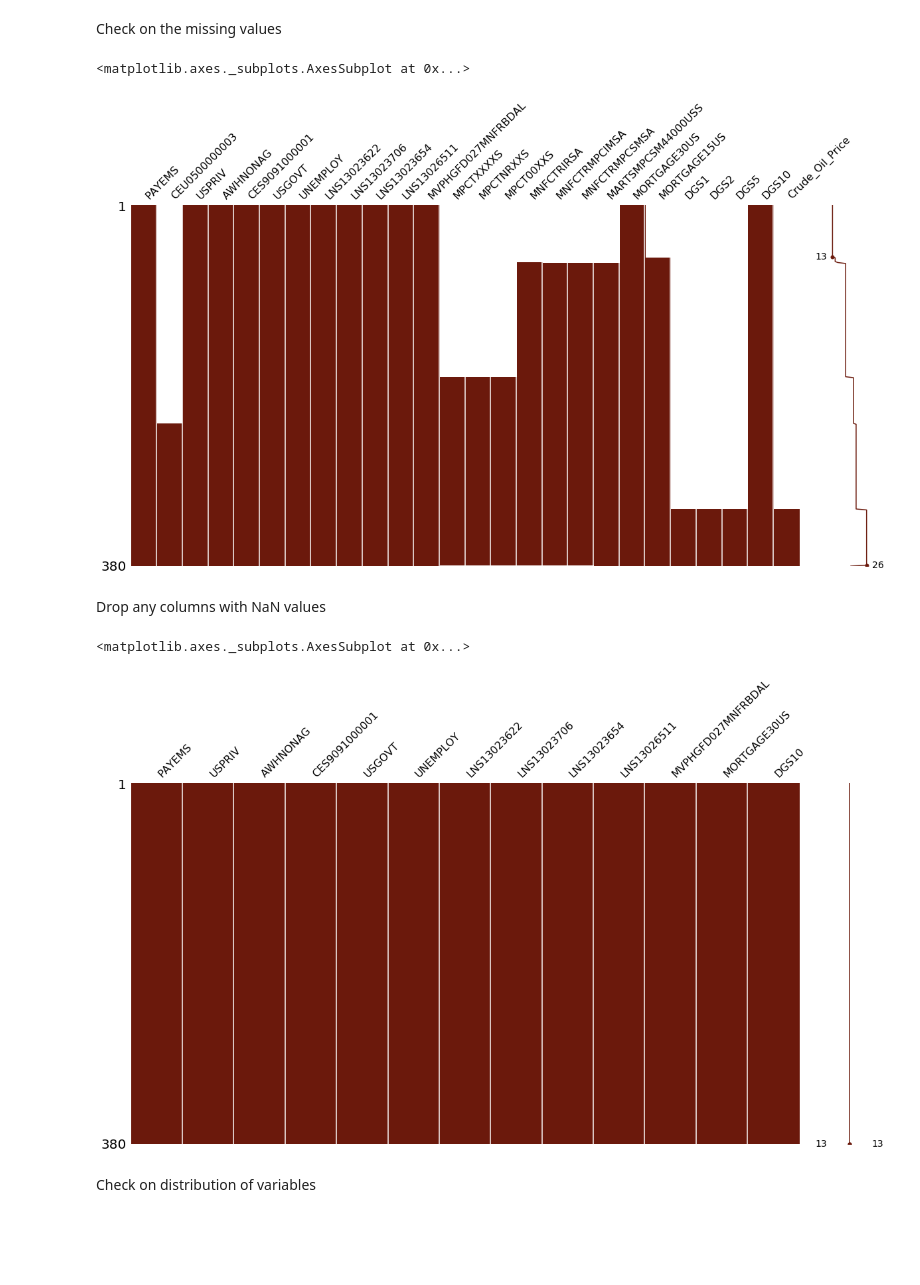
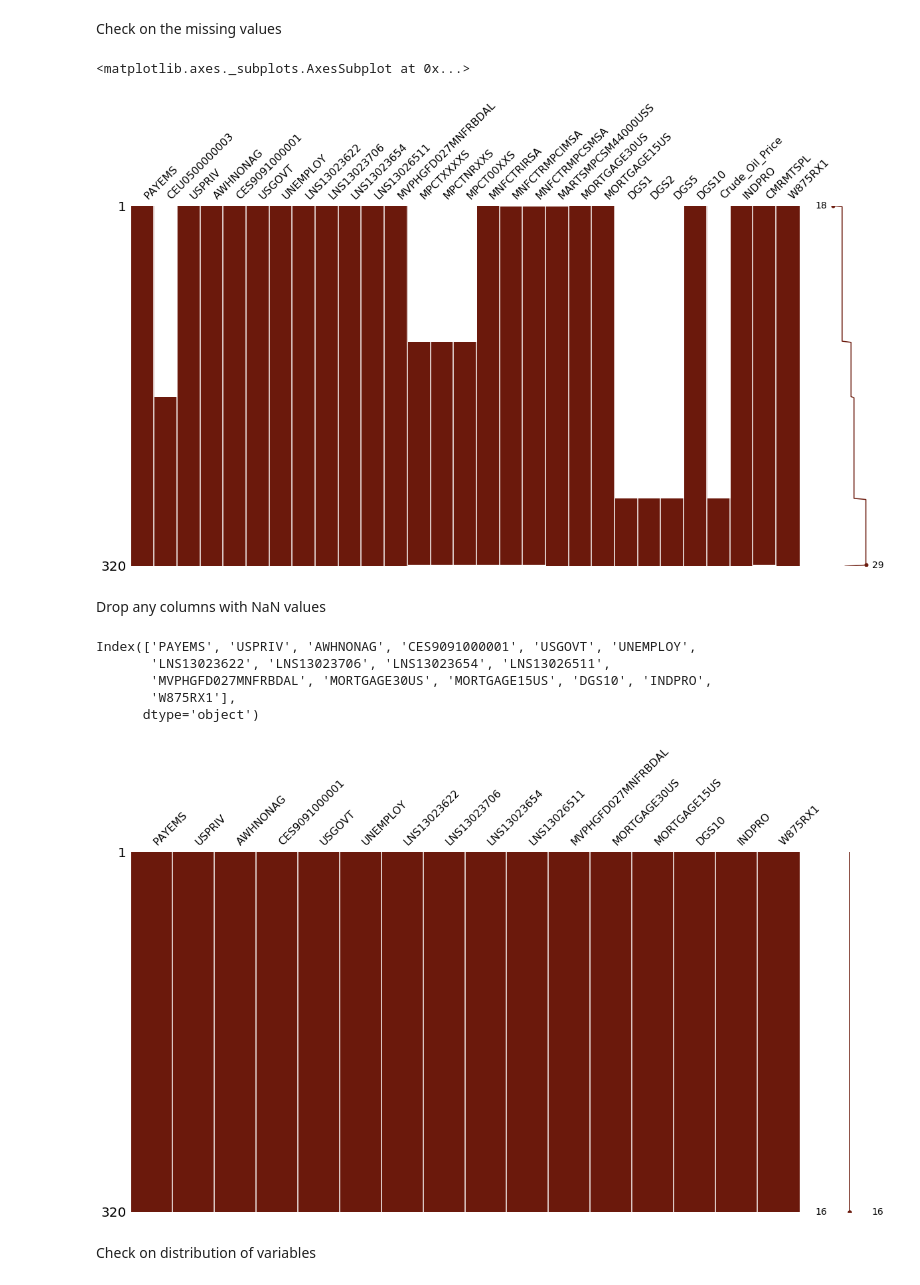
Before and after one commit to aidin-zadeh/reb, a Jupyter notebook: notebooks/1.1.prep.data.economic.indicators.monthly.ipynb, the cells around one changed output. Cells and saved outputs as stored; diff of their text form; code cells hidden in the pictures; blank space fills up the shorter version.

```diff
--- a/notebooks/1.1.prep.data.economic.indicators.monthly.ipynb
+++ b/notebooks/1.1.prep.data.economic.indicators.monthly.ipynb
@@ -18,6 +18,9 @@ ffname = os.path.join(ROOT_DIR, "reb", "data", "ext", "Data_File_Monthly.csv")
 # %%
 df = pd.read_csv(ffname, parse_dates=["DATE"])
 df.DATE = pd.to_datetime(df.DATE, format="%Y-%m")
+df = df.loc[60:, :]
+
+
 df.head()
 # %% [output]
 |  | DATE | PAYEMS | CEU0500000003 | USPRIV | AWHNONAG | CES9091000001 | USGOVT | UNEMPLOY | LNS13023622 | ... |
@@ -51,7 +54,7 @@ Check on the missing values
 msno.matrix(df=df, figsize=(20, 10), color=(0.42, 0.1, 0.05))
 # %% [output]
 <matplotlib.axes._subplots.AxesSubplot at 0x...>
-[figure, old version]
+[figure, new version]
 # %% [markdown]
 Drop any columns with NaN values
 # %%
@@ -59,9 +62,14 @@ Drop any columns with NaN values
 df.dropna(axis=1, inplace=True)
 # %%
 msno.matrix(df=df, figsize=(20, 10), color=(0.42, 0.1, 0.05))
+df.columns
 # %% [output]
-<matplotlib.axes._subplots.AxesSubplot at 0x...>
+Index(['PAYEMS', 'USPRIV', 'AWHNONAG', 'CES9091000001', 'USGOVT', 'UNEMPLOY',
+       'LNS13023622', 'LNS13023706', 'LNS13023654', 'LNS13026511',
+       'MVPHGFD027MNFRBDAL', 'MORTGAGE30US', 'MORTGAGE15US', 'DGS10', 'INDPRO',
+       'W875RX1'],
+      dtype='object')
-[figure, old version]
+[figure, new version]
 # %% [markdown]
 Check on distribution of variables
 # %%
```
Also changed, not shown: parts of 6 cells of this notebook, 1 other file.
